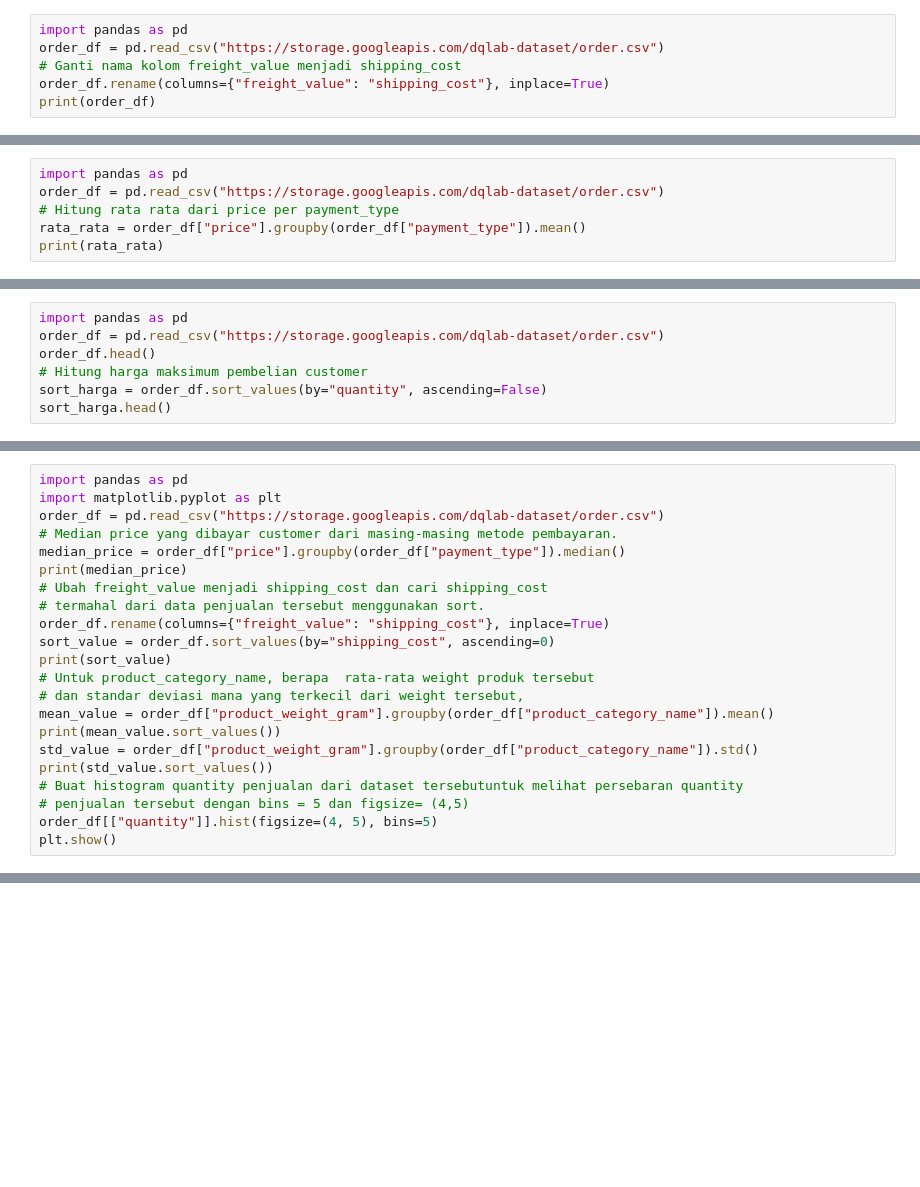
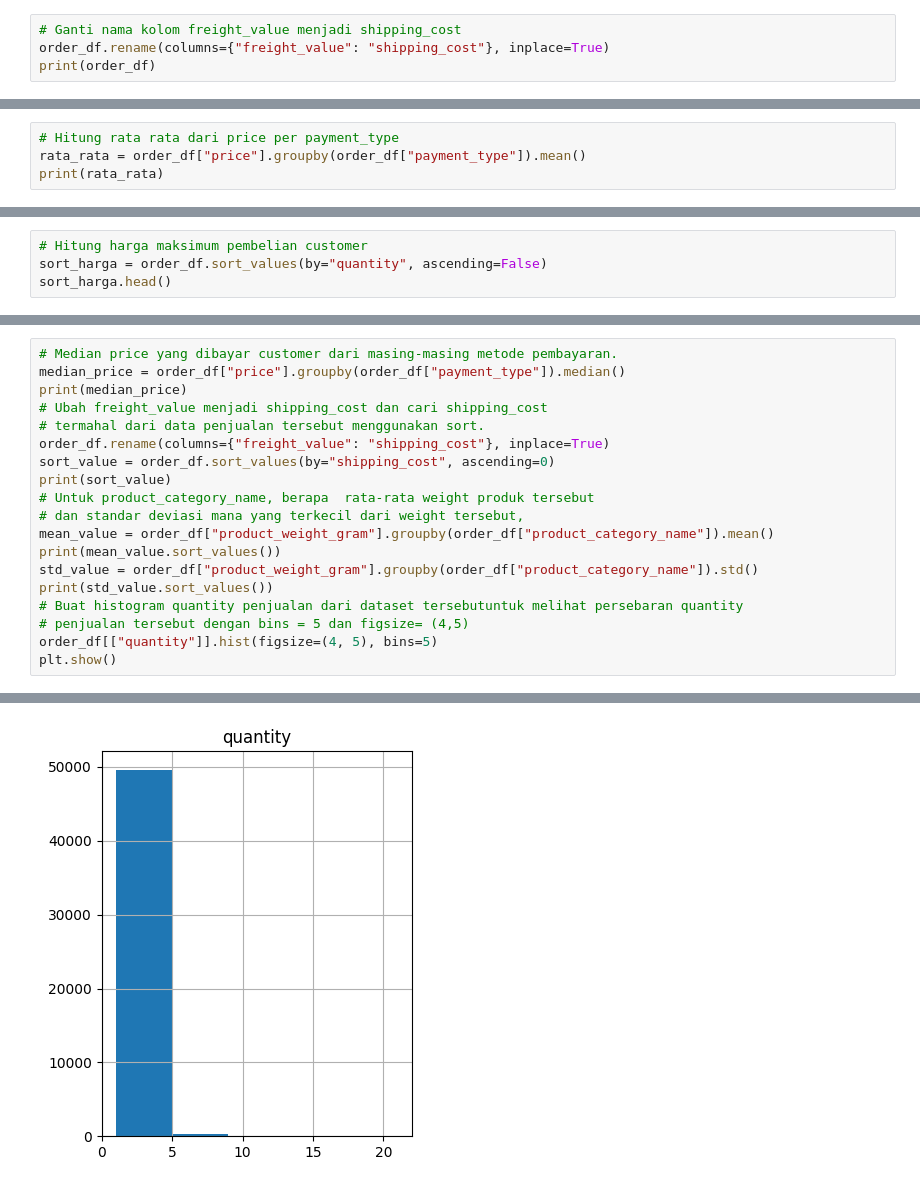
Before and after one commit to ArdiansyahIhsan/Data-Manipulation-with-Pandas, a Jupyter notebook: data_exploratory.ipynb, the cells around one changed output, grey strips where cells are left out. Cells and saved outputs as stored; diff of their text form; blank space fills up the shorter version.

```diff
--- a/data_exploratory.ipynb
+++ b/data_exploratory.ipynb
@@ -37,6 +67,4 @@ print(IQR)
 # %%
-import pandas as pd
-order_df = pd.read_csv("https://storage.googleapis.com/dqlab-dataset/order.csv")
 # Ganti nama kolom freight_value menjadi shipping_cost
 order_df.rename(columns={"freight_value": "shipping_cost"}, inplace=True)
 print(order_df)
@@ -43,6 +89,4 @@ print(order_df)
 # %%
-import pandas as pd
-order_df = pd.read_csv("https://storage.googleapis.com/dqlab-dataset/order.csv")
 # Hitung rata rata dari price per payment_type
 rata_rata = order_df["price"].groupby(order_df["payment_type"]).mean()
 print(rata_rata)
@@ -49,7 +100,4 @@ print(rata_rata)
 # %%
-import pandas as pd
-order_df = pd.read_csv("https://storage.googleapis.com/dqlab-dataset/order.csv")
-order_df.head()
 # Hitung harga maksimum pembelian customer
 sort_harga = order_df.sort_values(by="quantity", ascending=False)
 sort_harga.head()
@@ -56,7 +111,4 @@ sort_harga.head()
 # %%
-import pandas as pd
-import matplotlib.pyplot as plt
-order_df = pd.read_csv("https://storage.googleapis.com/dqlab-dataset/order.csv")
 # Median price yang dibayar customer dari masing-masing metode pembayaran.
 median_price = order_df["price"].groupby(order_df["payment_type"]).median()
 print(median_price)
@@ -75,3 +127,4 @@ print(std_value.sort_values())
 # penjualan tersebut dengan bins = 5 dan figsize= (4,5)
 order_df[["quantity"]].hist(figsize=(4, 5), bins=5)
 plt.show()
+# %% [output]
@@ -77,0 +148 @@ plt.show()
+[figure, added]
```
Also changed, not shown: parts of 9 cells of this notebook, 16 other files.
